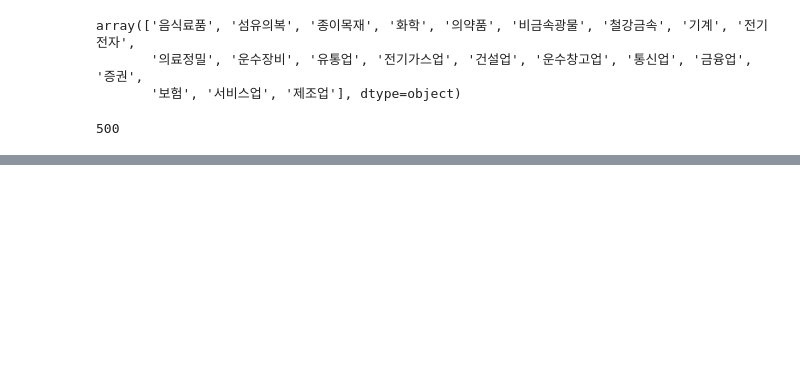
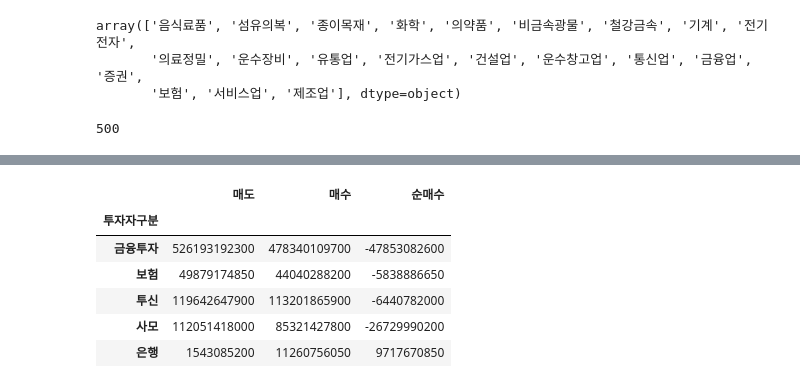
Before and after one commit to PARKHYOUNJUNG/phj_lms23, a Jupyter notebook: CODE/PHJ_12days.ipynb, the cells around one changed output, grey strips where cells are left out. Cells and saved outputs as stored; diff of their text form; code cells hidden in the pictures; blank space fills up the shorter version.

```diff
--- a/CODE/PHJ_12days.ipynb
+++ b/CODE/PHJ_12days.ipynb
@@ -188,0 +178,11 @@ NameError: ignored
+# %%
+df = stock.get_market_trading_value_by_investor(start_date, end_date, ticker)
+df.head()
+# %% [output]
+|  | 매도 | 매수 | 순매수 |
+| 투자자구분 |  |  |  |
+| 금융투자 | 526193192300 | 478340109700 | -47853082600 |
+| 보험 | 49879174850 | 44040288200 | -5838886650 |
+| 투신 | 119642647900 | 113201865900 | -6440782000 |
+| 사모 | 112051418000 | 85321427800 | -26729990200 |
+| 은행 | 1543085200 | 11260756050 | 9717670850 |
```
Also changed, not shown: parts of 9 cells of this notebook.
